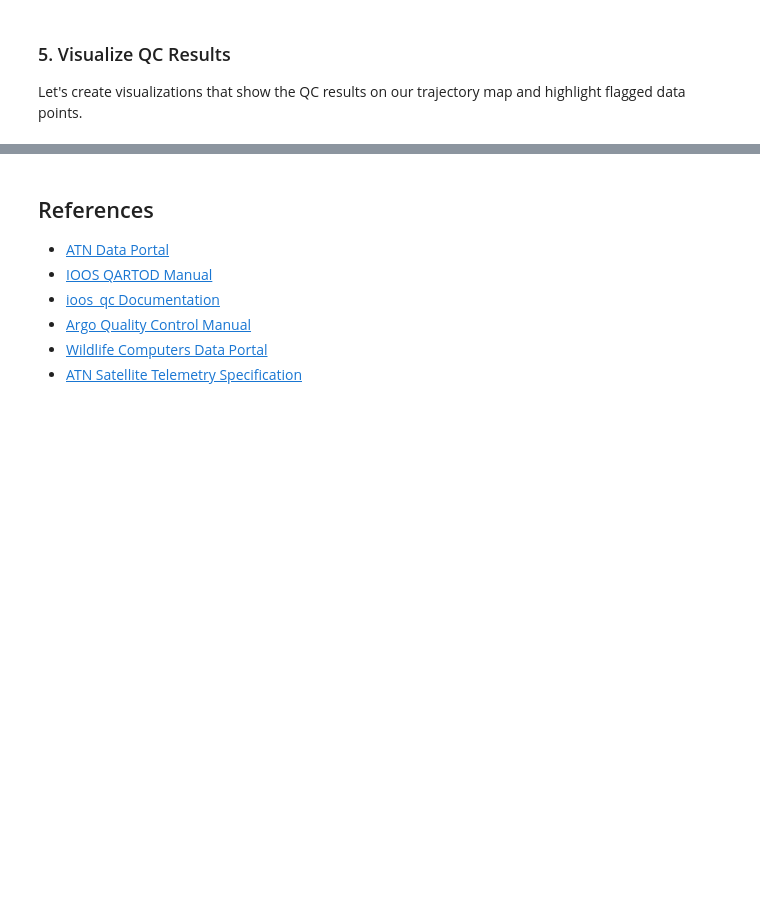
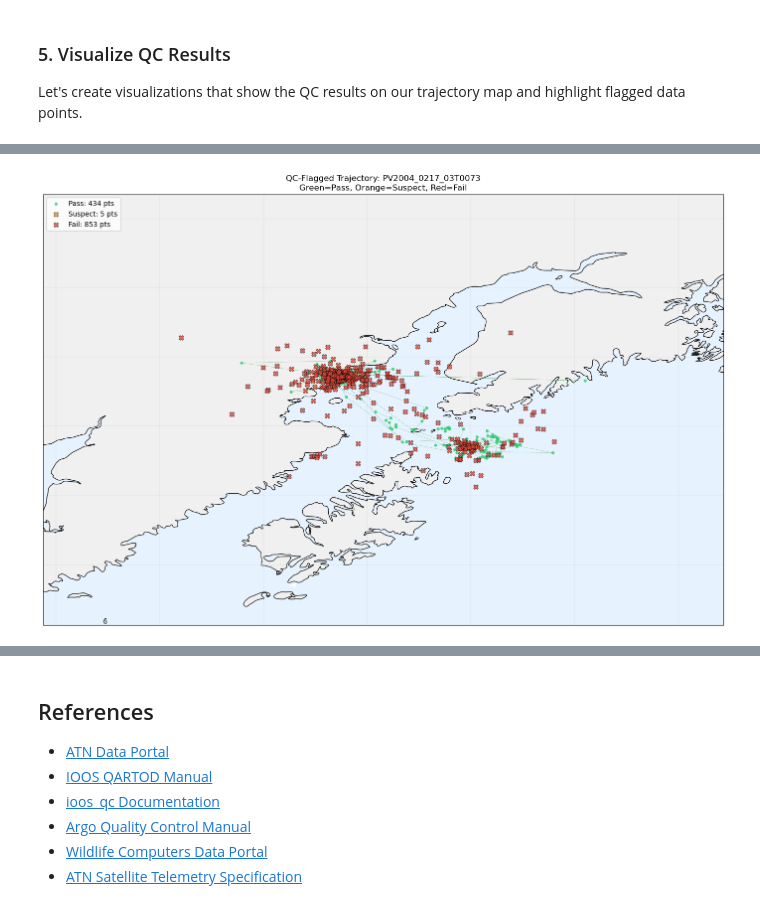
Before and after one commit to ioos/ioos-atn-data, a Jupyter notebook: _docs/notebooks/atn_qc.ipynb, the cells around one changed output, grey strips where cells are left out. Drawn from its saved outputs; the diff is of its cells as text; code cells hidden in the pictures; blank space fills up the shorter version.

```diff
--- a/_docs/notebooks/atn_qc.ipynb
+++ b/_docs/notebooks/atn_qc.ipynb
@@ -350,11 +299,14 @@ Time Valid Range Test Results
 The QC tests produce standardized flag values (1=Pass, 2=Not Evaluated, 3=Suspect, 4=Fail, 9=Missing). Let's create a summary of results.
 # %%
 # Create an aggregate QC flag
-# The aggregate takes the worst (highest) flag from all tests
+# The aggregate takes the worst (highest) flag from all tests unless it is "Not evaluated"
 
-trajectory_df['qc_aggregate'] = np.maximum(trajectory_df['location_test'].copy(),
-                                           trajectory_df['speed_test'].copy(),
-                                           trajectory_df['time_axds_valid_range_test'].copy())
+from ioos_qc.qartod import qartod_compare
+trajectory_df['qc_aggregate'] = qartod_compare([
+    trajectory_df['location_test'].values,
+    trajectory_df['speed_test'].values,
+    trajectory_df['time_axds_valid_range_test'].values,
+])
 
 # Summary statistics
 print("="*60)
@@ -514,8 +359,0 @@ Many Wildlife Computers tags also collect **time-series data** including tempera
-# %%
-sst_file = "254053O2024/254053-SST.csv"
-with zf.open(sst_file) as f:
-    profile_df = pd.read_csv(f)
-
-print(f"  Loaded {len(profile_df)} records")
-print(f"\nColumns: {list(profile_df.columns)}")
-display(profile_df.head())
@@ -925,0 +360,55 @@ ax.plot(profile_qc_results[date_col], profile_qc_results['temperature_qartod_gro
+# %%
+# Create a map showing QC-flagged trajectory
+fig, ax = plt.subplots(1, 1, figsize=(14, 10), subplot_kw={'projection': ccrs.PlateCarree()})
+
+# Use only valid coordinates for extent calculation
+valid_coords = trajectory_df[(trajectory_df[lat_col].between(-90, 90)) & (trajectory_df[lon_col].between(-180, 180))]
+lon_min = valid_coords[lon_col].min() - 2
+lon_max = valid_coords[lon_col].max() + 2
+lat_min = valid_coords[lat_col].min() - 2
+lat_max = valid_coords[lat_col].max() + 2
+
+ax.set_extent([lon_min, lon_max, lat_min, lat_max], crs=ccrs.PlateCarree())
+
+# Add map features
+ax.add_feature(cfeature.LAND, facecolor='#f0f0f0', edgecolor='gray')
+ax.add_feature(cfeature.OCEAN, facecolor='#e6f3ff')
+ax.add_feature(cfeature.COASTLINE, linewidth=0.8)
+ax.gridlines(linewidth=0.3, alpha=0.5)
+
+# Define colors for each flag value
+flag_colors = {1: '#2ecc71', 2: '#3498db', 3: '#f39c12', 4: '#e74c3c', 9: '#95a5a6'}
+flag_labels = {1: 'Pass', 2: 'Not Evaluated', 3: 'Suspect', 4: 'Fail', 9: 'Missing'}
+
+# Plot trajectory line for good points only
+good_mask = trajectory_df['qc_aggregate'] == 1
+ax.plot(trajectory_df.loc[good_mask, lon_col], trajectory_df.loc[good_mask, lat_col],
+        'g-', linewidth=0.5, alpha=0.3, transform=ccrs.PlateCarree())
+
+# Plot points colored by QC flag
+for flag_val in sorted(trajectory_df['qc_aggregate'].unique()):
+    mask = trajectory_df['qc_aggregate'] == flag_val
+    subset = trajectory_df[mask]
+    valid_subset = subset[(subset[lat_col].between(-90, 90)) & (subset[lon_col].between(-180, 180))]
+
+    if len(valid_subset) > 0:
+        ax.scatter(valid_subset[lon_col], valid_subset[lat_col],
+                   c=flag_colors.get(flag_val, 'gray'),
+                   s=50 if flag_val > 1 else 20,
+                   marker='o' if flag_val == 1 else 'X',
+                   transform=ccrs.PlateCarree(),
+                   label=f"{flag_labels.get(flag_val, f'Unknown')}: {len(subset)} pts",
+                   zorder=5 if flag_val > 1 else 4,
+                   edgecolors='black' if flag_val > 1 else 'none',
+                   linewidths=0.5,
+                   alpha=0.8)
+
+# Get deployment ID
+deploy_id = trajectory_df['DeployID'].iloc[0] if 'DeployID' in trajectory_df.columns else 'Deployment'
+
+ax.legend(loc='upper left', fontsize=10)
+ax.set_title(f"QC-Flagged Trajectory: {deploy_id}\nGreen=Pass, Orange=Suspect, Red=Fail", fontsize=12)
+plt.tight_layout()
+plt.show()
+# %% [output]
+[figure, added]
```
Also changed, not shown: parts of 60 cells of this notebook, 1 other file.
